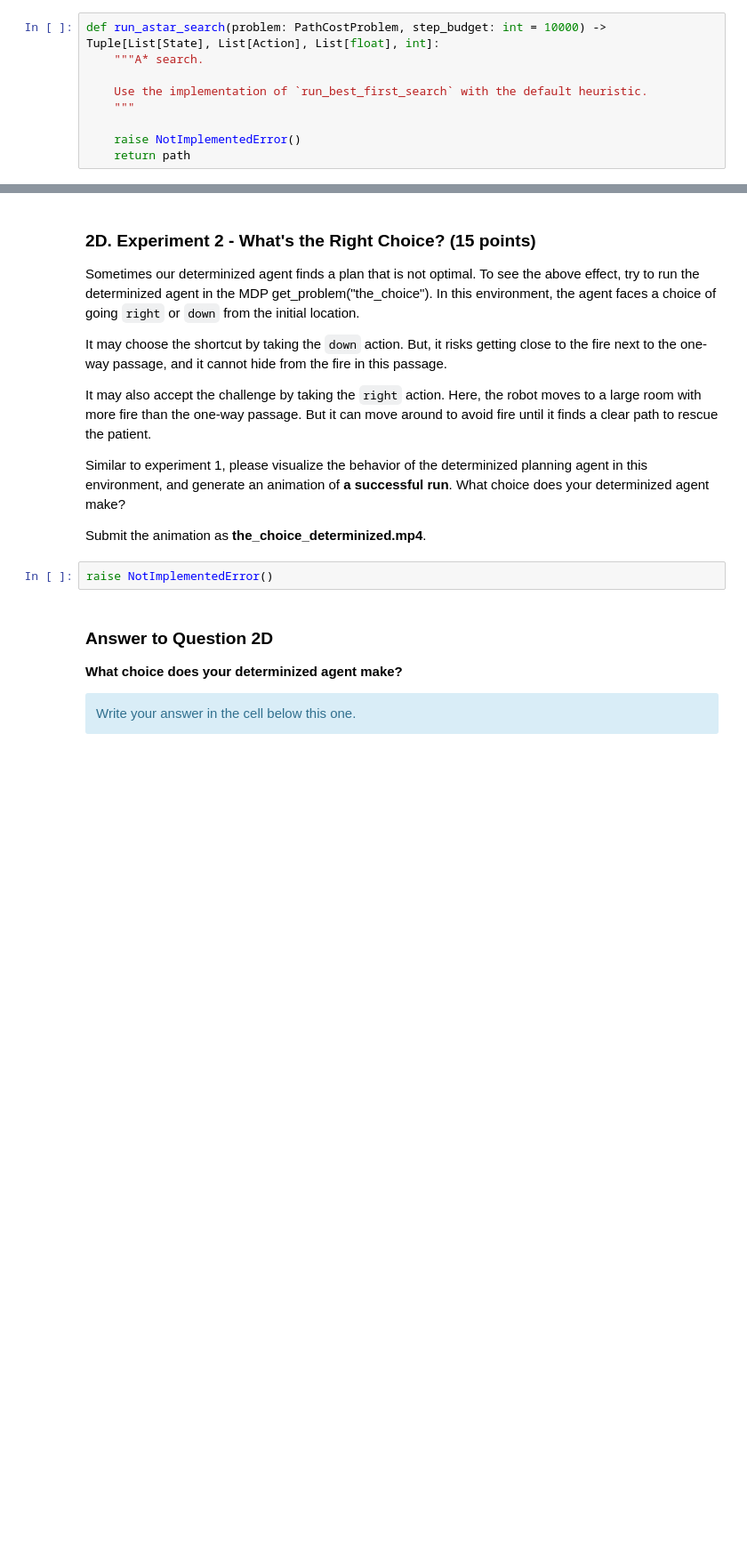
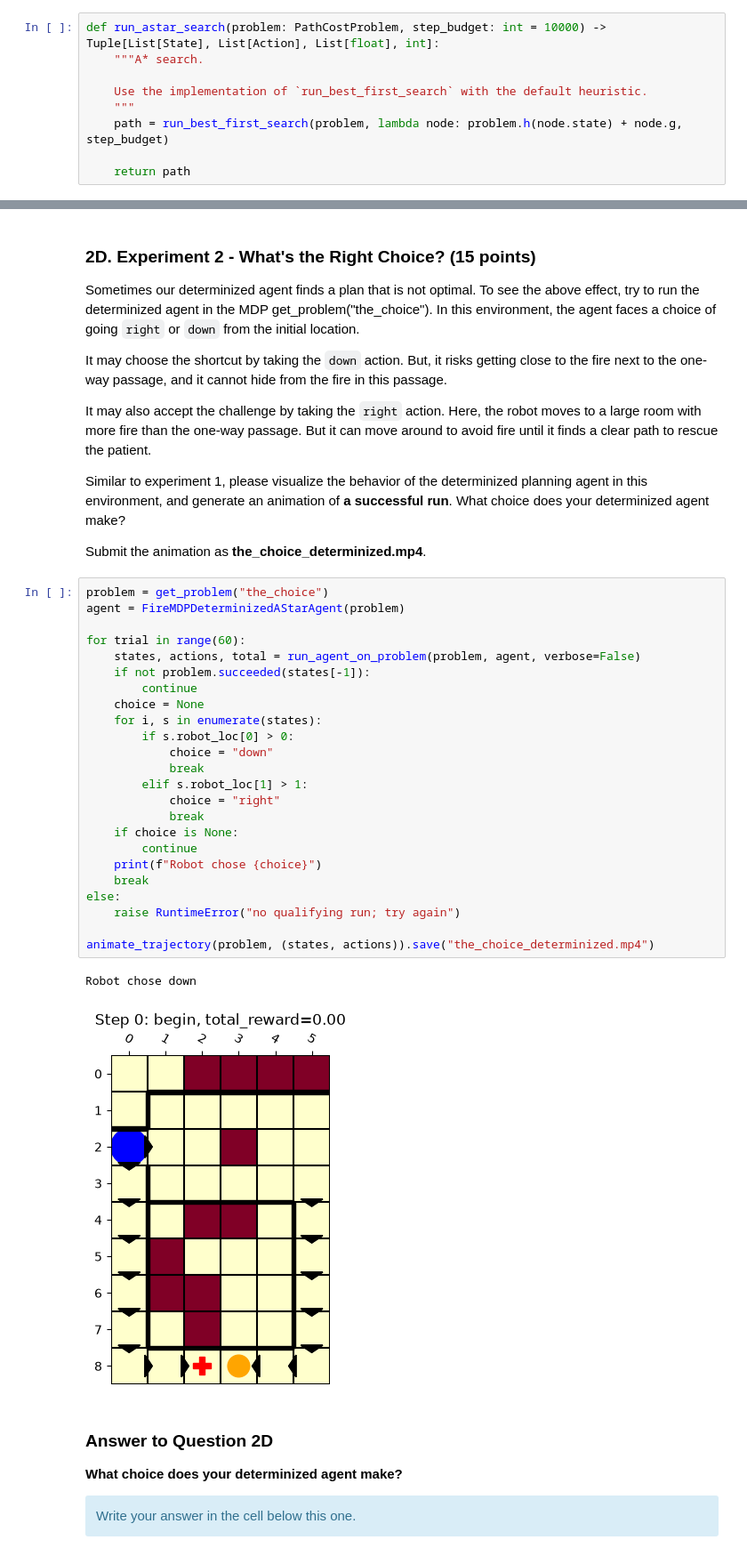
Before and after one commit to nathanalam/padm_local_f26, a Jupyter notebook: homeworks/proj2/Project02_release.ipynb, the cells around one changed output, grey strips where cells are left out. Shown at 89% size. Drawn from its saved outputs; the diff is of its cells as text; blank space fills up the shorter version.

```diff
--- a/homeworks/proj2/Project02_release.ipynb
+++ b/homeworks/proj2/Project02_release.ipynb
@@ -104,8 +107,8 @@ def run_astar_search(problem: PathCostProblem, step_budget: int = 10000) -> Tupl
 
     Use the implementation of `run_best_first_search` with the default heuristic.
     """
+    path = run_best_first_search(problem, lambda node: problem.h(node.state) + node.g, step_budget)
 
-    raise NotImplementedError()
     return path
 # %%
 ##############################################################################################
@@ -354,7 +422,32 @@ Similar to experiment 1, please visualize the behavior of the determinized plann
 
 Submit the animation as **the_choice_determinized.mp4**.
 # %%
-raise NotImplementedError()
+problem = get_problem("the_choice")
+agent = FireMDPDeterminizedAStarAgent(problem)
+
+for trial in range(60):
+    states, actions, total = run_agent_on_problem(problem, agent, verbose=False)
+    if not problem.succeeded(states[-1]):
+        continue
+    choice = None
+    for i, s in enumerate(states):
+        if s.robot_loc[0] > 0:
+            choice = "down"
+            break
+        elif s.robot_loc[1] > 1:
+            choice = "right"
+            break
+    if choice is None:
+        continue
+    print(f"Robot chose {choice}")
+    break
+else:
+    raise RuntimeError("no qualifying run; try again")
+
+animate_trajectory(problem, (states, actions)).save("the_choice_determinized.mp4")
+# %% [output]
+Robot chose down
+[figure, added]
 # %% [markdown]
 ### Answer to Question 2D
 **What choice does your determinized agent make?**
```
Also changed, not shown: parts of 16 cells of this notebook, 7 other files.
